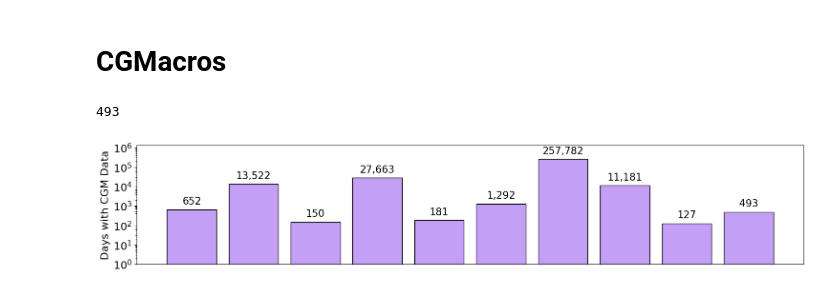
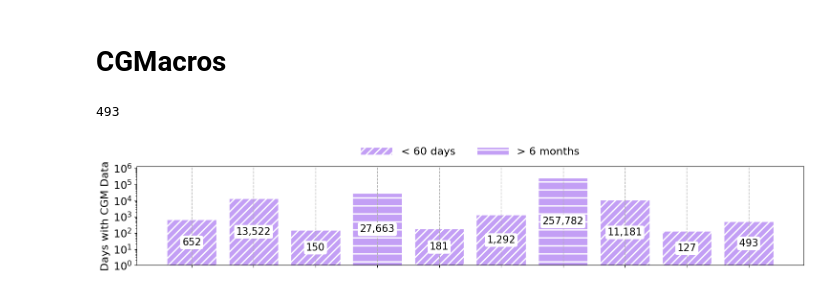
Before and after one commit to Augmented-Health-Lab/Glucose-ML_arxiV2025, a Jupyter notebook: Script_for_Figures/figure1_1_script.ipynb, the cells around one changed output. Cells and saved outputs as stored; diff of their text form; code cells hidden in the pictures.

```diff
--- a/Script_for_Figures/figure1_1_script.ipynb
+++ b/Script_for_Figures/figure1_1_script.ipynb
@@ -485,6 +485,9 @@ CGMacros_total_days
 493
 # %%
 import matplotlib.pyplot as plt
+import matplotlib as mpl
+import matplotlib.patches as mpatches
+mpl.rcParams['hatch.linewidth'] = 2.0  # Wider lines
 
 # Example dictionary with dataset names and the number of days with CGM data
 # Replace this with your actual data
@@ -499,38 +502,85 @@ dataset_days = {
     'AI_READI': AI_READI_total_days,
     'UCHTT1DM': uchtt1dm_total_days,
     'CGMacros' : CGMacros_total_days
+}
+
+mean_days_per_participant = {
+    'OhioT1DM': 54.33,
+    'T1DEXI': 27.21,
+    'BIL': 9.38,
+    'DiaTrend': 512.28,
+    'ShanghaiT1DM': 15.08,
+    'ShanghaiT2DM': 12.92,
+    'T1DiabetesGranada': 350.25,
+    'AI_READI': 10.66,
+    'UCHTT1DM': 6.35,
+    'CGMacros': 10.96
 }
 
 # Extract dataset names and number of days
 
 datasets = list(dataset_days.keys())
 num_days = list(dataset_days.values())
 
 # Create bar plot
 plt.figure(figsize=(15, 3))
 bars = plt.bar(dataset_days.keys(), dataset_days.values(), color='#C39FF5', edgecolor='black')#F48BBF
 plt.yscale('log')
 
 # Add labels and title
 plt.xlabel('', fontsize=16)
 plt.ylabel('Days with CGM Data', fontsize=16)
 # plt.title('Number of Days with CGM Data per Dataset', fontsize=14)
 plt.xticks([])
 plt.yticks(fontsize=16)
+# Define hatching patterns
+short_duration_pattern = '//'  # for < 60 days
+long_duration_pattern = '-'   # for > 180 days
 
-# Annotate each bar with its value
+for bar, dataset in zip(bars, datasets):
+    mean_days = mean_days_per_participant.get(dataset, None)
+    if mean_days is not None:
+        if mean_days < 60:
+            bar.set_hatch(short_duration_pattern)
+            bar.set_edgecolor('white')  # White hatch lines
+        elif mean_days > 180:
+            bar.set_hatch(long_duration_pattern)
+            bar.set_edgecolor('white')  # White hatch lines
+
+
 for bar in bars:
     height = bar.get_height()
-    plt.annotate(f'{height:,}',  # Add comma formatting for thousands
-                 xy=(bar.get_x() + bar.get_width() / 2, height),
-                 xytext=(0, 5),  # Offset text slightly above the bar
-                 textcoords='offset points',
+    y_center = np.sqrt(1 * height)  # geometric mean between 1 and height
+    plt.annotate(f'{height:,}',
+                 xy=(bar.get_x() + bar.get_width() / 2, y_center),
                  ha='center',
-                 va='bottom',
-                 fontsize=15)
+                 va='center',
+                 fontsize=15,
+                 bbox=dict(facecolor='white', edgecolor='none', boxstyle='round,pad=0.2'))
 # Adjust the y-scale to include the highest text box
+
+# Add legend
+# Create legend entries
+short_duration_patch = mpatches.Patch(facecolor='#C39FF5', edgecolor='white', hatch='//', label='< 60 days')
+long_duration_patch = mpatches.Patch(facecolor='#C39FF5', edgecolor='white', hatch='-', label='> 6 months')
+
+# Add legend above the figure
+plt.legend(handles=[short_duration_patch, long_duration_patch],
+           loc='lower center',
+           bbox_to_anchor=(0.5, 1.0),
+           ncol=2,
+           handlelength=3,
+           fontsize=16,
+           frameon=False)
+
 plt.ylim(1, max(num_days) * 5)  # Extend the y-axis by 20% above the highest bar
+# Restore ticks without labels
+plt.xticks(ticks=range(len(datasets)), labels=['']*len(datasets))
+plt.tick_params(axis='x', which='both', bottom=True, top=False, labelbottom=False)
+
+plt.grid(True, axis='x', which='both', linestyle='--', linewidth=1)
 plt.tight_layout()
+
 plt.show()
 # %% [output]
-[figure, old version]
+[figure, new version]
```
Also changed, not shown: parts of 3 cells of this notebook, 3 other files.
